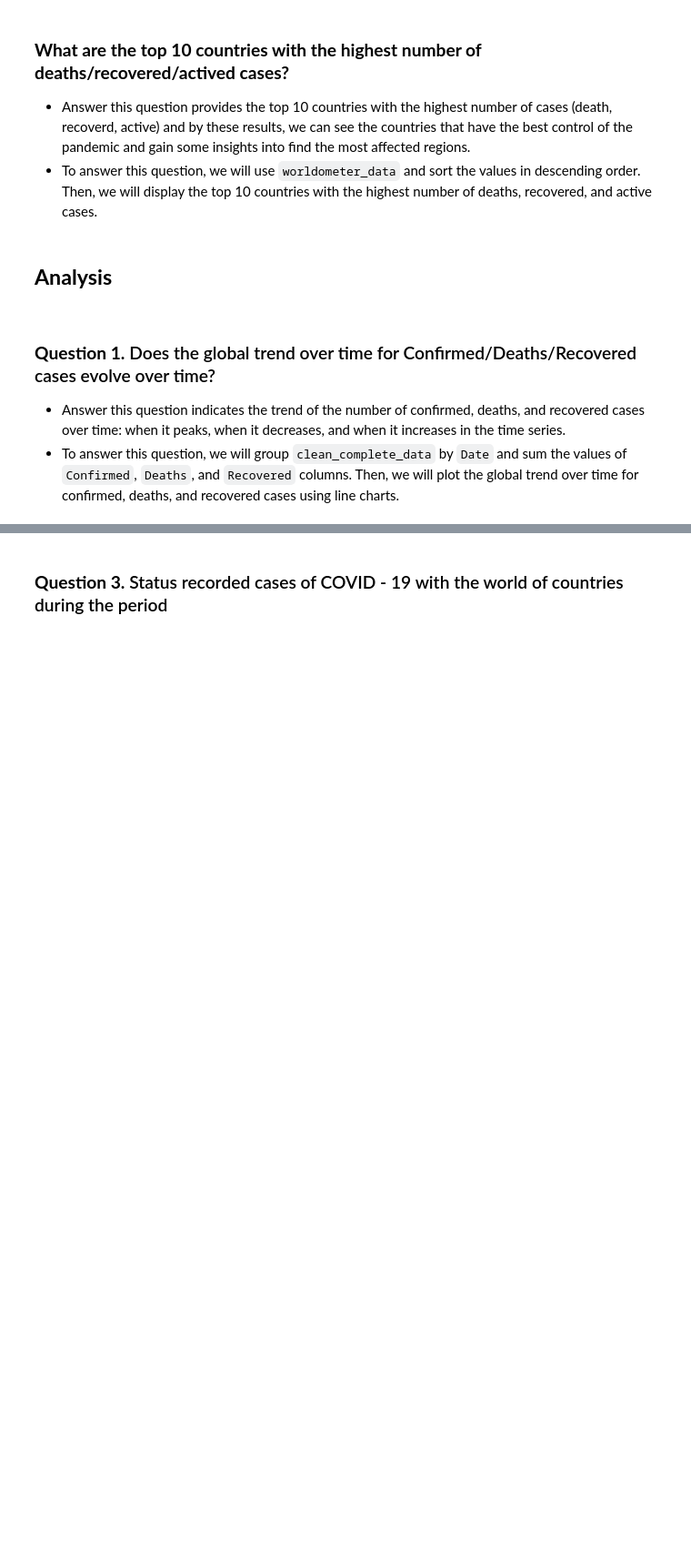
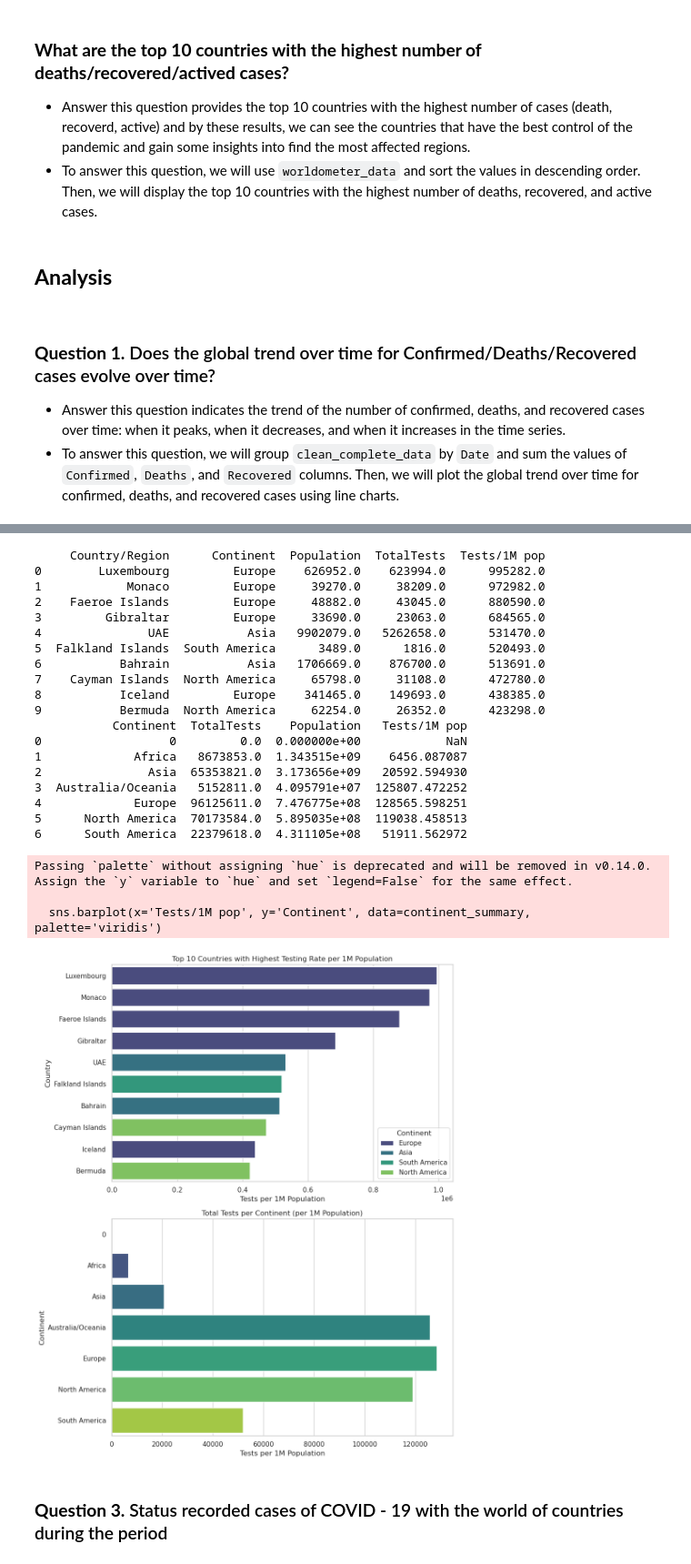
Before and after one commit to dhuyent/DSProgramming-FinalProject, a Jupyter notebook: src/Data_analysis.ipynb, the cells around one changed output, grey strips where cells are left out. Shown at 91% size. Saved outputs shown, nothing was run; the diff lists cells and outputs as text; code cells hidden in the pictures; blank space fills up the shorter version.

```diff
--- a/src/Data_analysis.ipynb
+++ b/src/Data_analysis.ipynb
@@ -193,3 +201,60 @@ total_per_day.sample(5)
+# %%
+# Get top 10 countries with the highest testing rate per 1M population
+top_10_testing_rate = world_df.nlargest(10, 'Tests/1M pop').reset_index(drop=True)
+
+# Calculate total tests and total population for each continent
+continent_summary = world_df.groupby('Continent')[['Population', 'TotalTests']].sum().reset_index()
+
+# Calculate testing rate per 1M population for each continent
+continent_summary['Tests/1M pop'] = continent_summary['TotalTests'] / continent_summary['Population'] * 1000000
+
+# Display the results
+print(top_10_testing_rate[['Country/Region', 'Continent', 'Population', 'TotalTests', 'Tests/1M pop']])
+print(continent_summary[['Continent', 'TotalTests', 'Population', 'Tests/1M pop']])
+
+# Plot the data
+plt.figure(figsize=(10, 12))
+
+# Plot 1: Top 10 countries with the highest testing rate per 1M population
+plt.subplot(2, 1, 1)
+sns.barplot(x='Tests/1M pop', y='Country/Region', hue='Continent', data=top_10_testing_rate, palette='viridis')
+plt.title('Top 10 Countries with Highest Testing Rate per 1M Population')
+plt.xlabel('Tests per 1M Population')
+plt.ylabel('Country')
+
+# Plot 2: Total tests per continent (per 1M population)
+plt.subplot(2, 1, 2)
+sns.barplot(x='Tests/1M pop', y='Continent', data=continent_summary, palette='viridis')
+plt.title('Total Tests per Continent (per 1M Population)')
+plt.xlabel('Tests per 1M Population')
+plt.ylabel('Continent')
+
+plt.tight_layout()
+plt.show()
+# %% [output]
+     Country/Region      Continent  Population  TotalTests  Tests/1M pop
+0        Luxembourg         Europe    626952.0    623994.0      995282.0
+1            Monaco         Europe     39270.0     38209.0      972982.0
+2    Faeroe Islands         Europe     48882.0     43045.0      880590.0
+3         Gibraltar         Europe     33690.0     23063.0      684565.0
+4               UAE           Asia   9902079.0   5262658.0      531470.0
+5  Falkland Islands  South America      3489.0      1816.0      520493.0
+6           Bahrain           Asia   1706669.0    876700.0      513691.0
+7    Cayman Islands  North America     65798.0     31108.0      472780.0
+8           Iceland         Europe    341465.0    149693.0      438385.0
+9           Bermuda  North America     62254.0     26352.0      423298.0
+           Continent  TotalTests    Population   Tests/1M pop
+0                  0         0.0  0.000000e+00            NaN
+1             Africa   8673853.0  1.343515e+09    6456.087087
+2               Asia  65353821.0  3.173656e+09   20592.594930
+3  Australia/Oceania   5152811.0  4.095791e+07  125807.472252
+4             Europe  96125611.0  7.476775e+08  128565.598251
+5      North America  70173584.0  5.895035e+08  119038.458513
+6      South America  22379618.0  4.311105e+08   51911.562972
+Passing `palette` without assigning `hue` is deprecated and will be removed in v0.14.0. Assign the `y` variable to `hue` and set `legend=False` for the same effect.
+
+  sns.barplot(x='Tests/1M pop', y='Continent', data=continent_summary, palette='viridis')
+[figure, added]
 # %% [markdown]
 <a id="q6"></a>
 ### **Question 3.** Status recorded cases of COVID - 19 with the world of countries during the period
```
Also changed, not shown: parts of 9 cells of this notebook, 6 other files.
